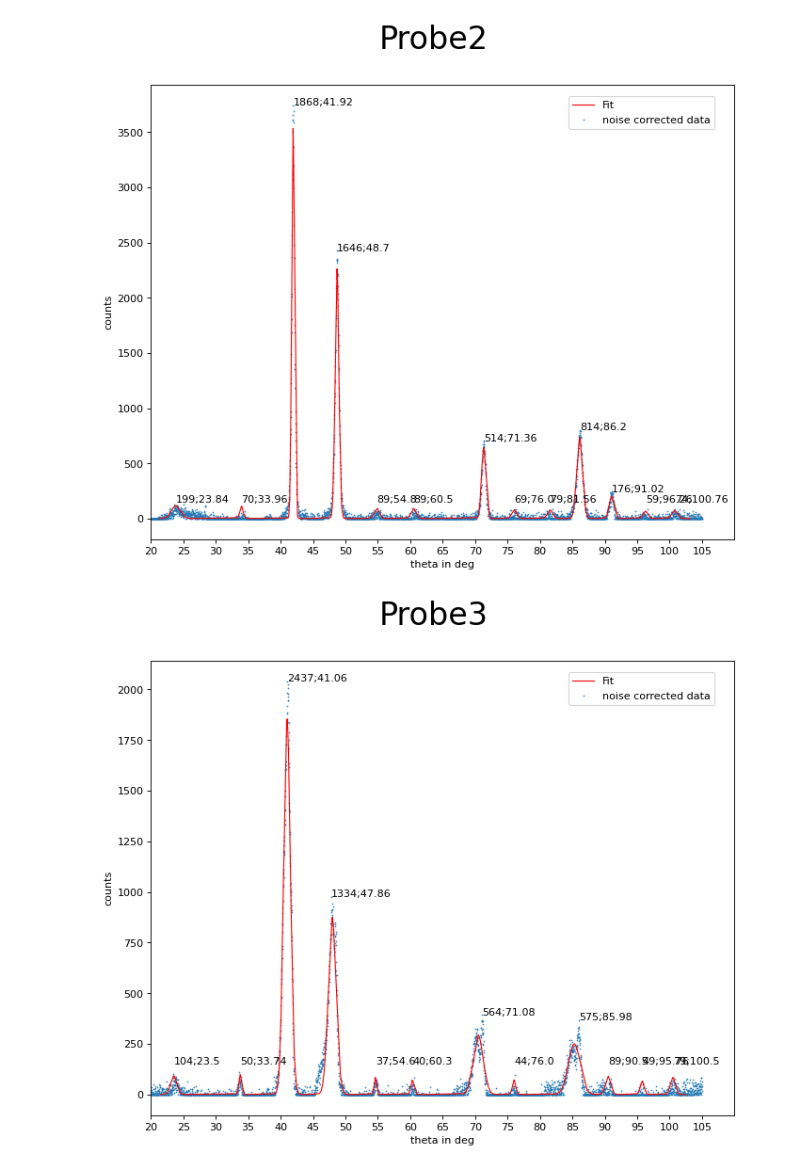
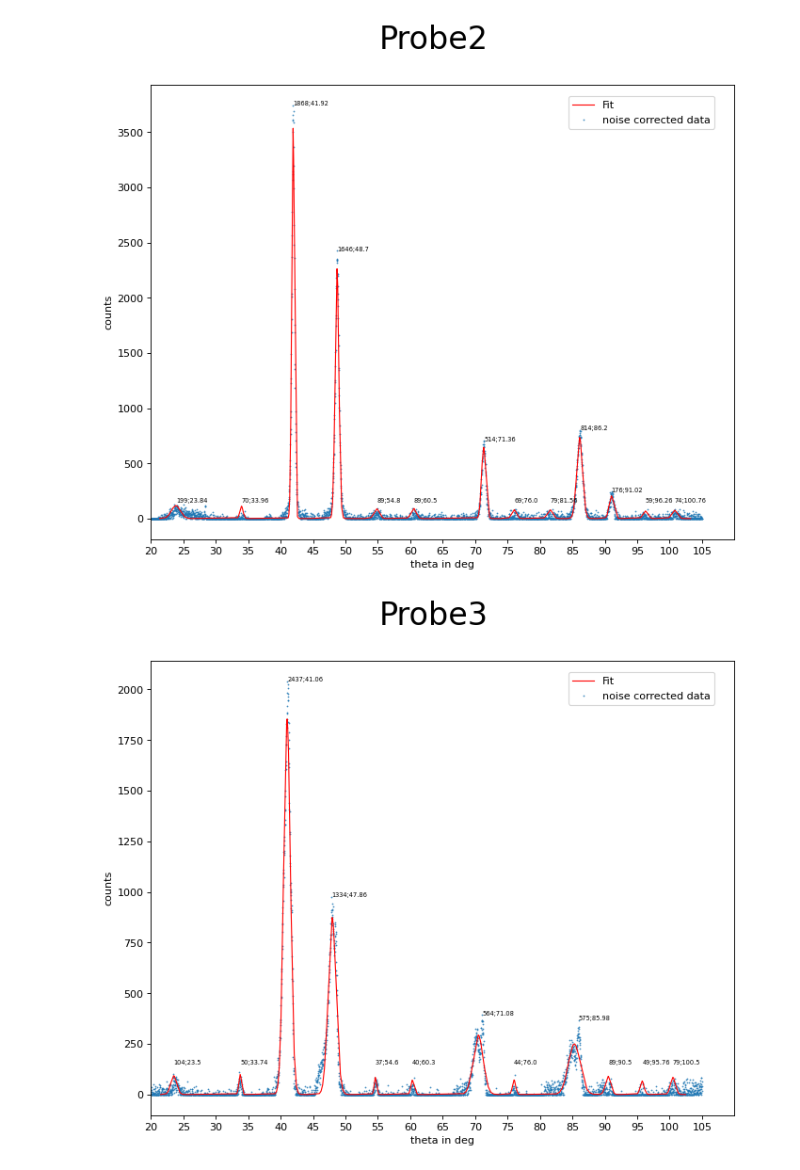
Before and after one commit to PI0nk/Praktikum-test, a Jupyter notebook: B 2.2/Messdaten/Auswertungsskripte/Röntgendifraktometrie.ipynb, the cells around one changed output. Saved outputs shown, nothing was run; the diff lists cells and outputs as text; code cells hidden in the pictures.

```diff
--- a/B 2.2/Messdaten/Auswertungsskripte/Röntgendifraktometrie.ipynb
+++ b/B 2.2/Messdaten/Auswertungsskripte/Röntgendifraktometrie.ipynb
@@ -152,33 +152,34 @@ for name in measurements:
 
 
 
 
     for i in range(len(rbs)):
         peak_s.append(peaks[i])
         pop,pco = scp.optimize.curve_fit(gauss,theta[lbs[i]:rbs[i]],intensity_new[lbs[i]:rbs[i]],p0=[2*intensity_new[peaks[i]],4,theta[peaks[i]]])
         fit_x = np.concatenate((fit_x,theta[lbs[i]:rbs[i]]))
         fit_y = np.concatenate((fit_y,[gauss(x,*pop) for x in theta[lbs[i]:rbs[i]]]))
         ingr = scp.integrate.quad(lambda x: gauss(x,*pop),theta[lbs[i]],theta[rbs[i]])
         int_s.append(ingr[0])
         #ax.annotate(str(int(ingr[0]))+"   "+str(theta[peaks[i]]),(theta[peaks[i]],intensity_new[peaks[i]]))
 
     fit_x, fit_y = sort(fit_x,fit_y)
 
     h_old = 200
     for i in range(len(int_s)):
         h = intensity_new[int(peak_s[i])]
         if h < 150:
             h = 150
-        ax.annotate(str(int(int_s[i]))+";"+str(theta[int(peak_s[i])]),(theta[int(peak_s[i])],h))
+        ax.annotate(str(int(int_s[i]))+";"+str(theta[int(peak_s[i])]),(theta[int(peak_s[i])],h),fontsize=6)
         h_old = h
 
 
     ax.plot(fit_x,fit_y,color='red',linewidth=1,label="Fit")
     ax.set(xlabel="theta in deg",ylabel="counts")
     fig.legend(loc=(0.72,0.8))
     #ax.set_ylim()
     ax.set_xlim(a,b)
     plt.xticks(np.arange(a,b,5))
+    fig.savefig(name+".pdf",format="pdf")
 # %% [output]
-[figure, old version]
+[figure, new version]
-[figure, old version]
+[figure, new version]
```
Also changed, not shown: parts of 1 cell of this notebook, 11 other files.
